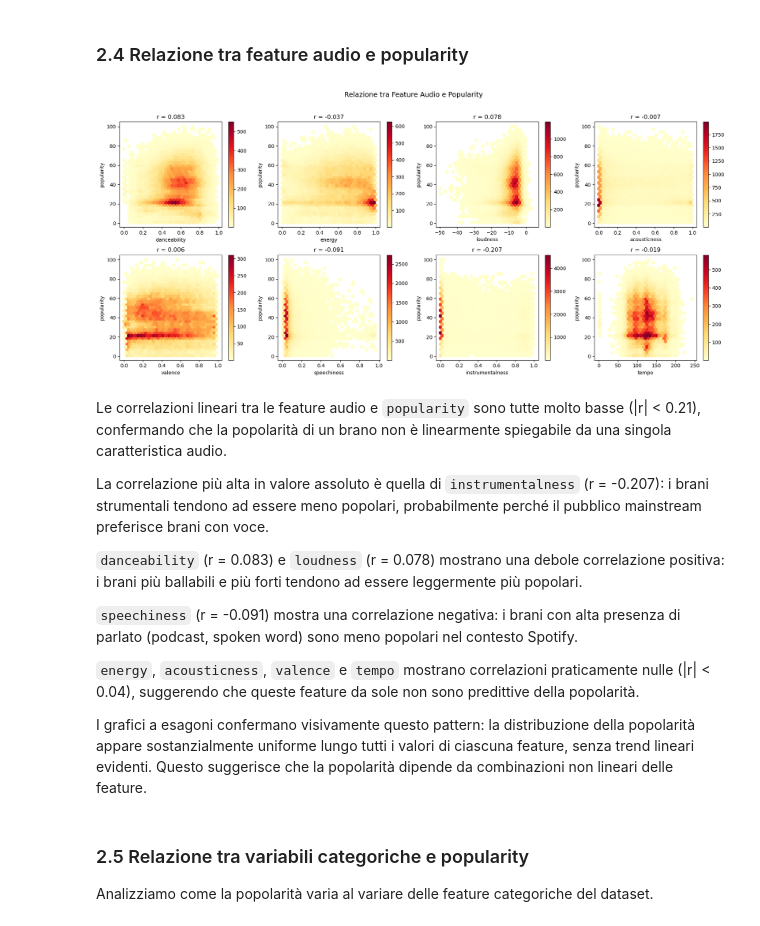
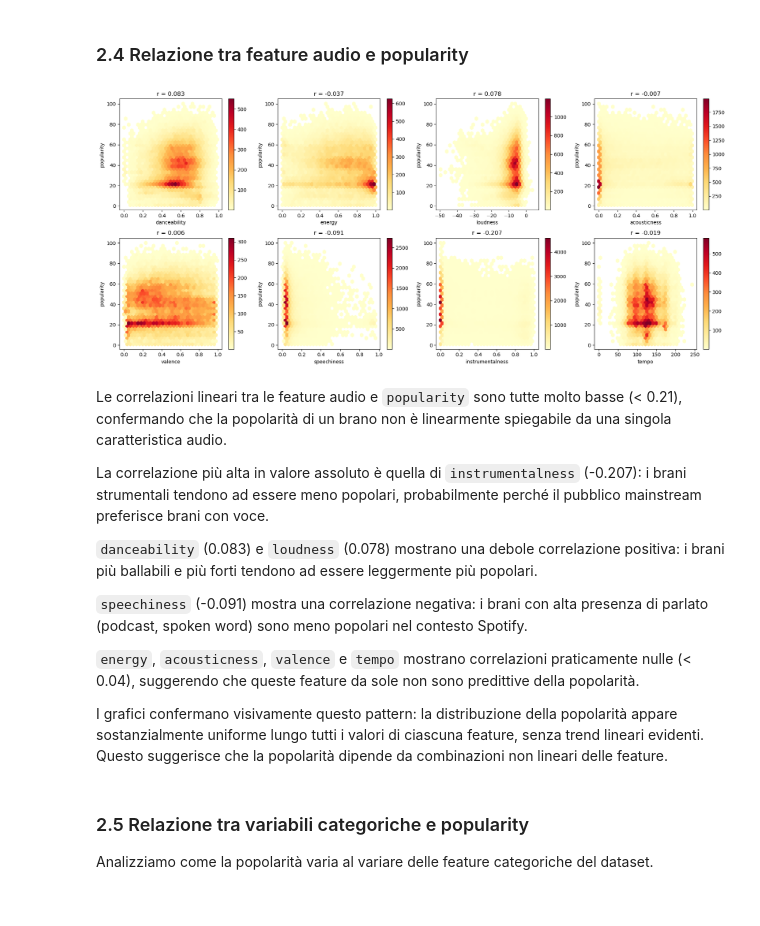
Before and after one commit to PADIprojects/Spotify-Track-Popularity-Prediction, a Jupyter notebook: track_popularity_prediction.ipynb, the cells around one changed output. Cells and saved outputs as stored; diff of their text form; code cells hidden in the pictures.

```diff
--- a/track_popularity_prediction.ipynb
+++ b/track_popularity_prediction.ipynb
@@ -306,34 +299,32 @@ Dalla matrice di correlazione emergono alcune osservazioni rilevanti:
 ### 2.4 Relazione tra feature audio e popularity
 # %%
 fig, axes = plt.subplots(2, 4, figsize=(18, 8))
-features_scatter = ['danceability', 'energy', 'loudness', 'acousticness',
-                    'valence', 'speechiness', 'instrumentalness', 'tempo']
+features_scatter = ['danceability', 'energy', 'loudness', 'acousticness', 'valence', 'speechiness', 'instrumentalness', 'tempo']
 
 for ax, feat in zip(axes.flat, features_scatter):
     hb = ax.hexbin(df[feat], df['popularity'], gridsize=30, cmap='YlOrRd', mincnt=1)
     ax.set_xlabel(feat)
     ax.set_ylabel('popularity')
     r = df[feat].corr(df['popularity'])
     ax.set_title(f'r = {r:.3f}')
     plt.colorbar(hb, ax=ax)
 
-plt.suptitle('Relazione tra Feature Audio e Popularity', y=1.02, fontsize=14)
 plt.tight_layout()
 plt.show()
 # %% [output]
-[figure, old version]
+[figure, new version]
 # %% [markdown]
-Le correlazioni lineari tra le feature audio e `popularity` sono tutte molto basse (|r| < 0.21), confermando che la popolarità di un brano non è linearmente spiegabile da una singola caratteristica audio.
+Le correlazioni lineari tra le feature audio e `popularity` sono tutte molto basse (< 0.21), confermando che la popolarità di un brano non è linearmente spiegabile da una singola caratteristica audio.
 
-La correlazione più alta in valore assoluto è quella di `instrumentalness` (r = -0.207): i brani strumentali tendono ad essere meno popolari, probabilmente perché il pubblico mainstream preferisce brani con voce.
+La correlazione più alta in valore assoluto è quella di `instrumentalness` (-0.207): i brani strumentali tendono ad essere meno popolari, probabilmente perché il pubblico mainstream preferisce brani con voce.
 
-`danceability` (r = 0.083) e `loudness` (r = 0.078) mostrano una debole correlazione positiva: i brani più ballabili e più forti tendono ad essere leggermente più popolari.
+`danceability` (0.083) e `loudness` (0.078) mostrano una debole correlazione positiva: i brani più ballabili e più forti tendono ad essere leggermente più popolari.
 
-`speechiness` (r = -0.091) mostra una correlazione negativa: i brani con alta presenza di parlato (podcast, spoken word) sono meno popolari nel contesto Spotify.
+`speechiness` (-0.091) mostra una correlazione negativa: i brani con alta presenza di parlato (podcast, spoken word) sono meno popolari nel contesto Spotify.
 
-`energy`, `acousticness`, `valence` e `tempo` mostrano correlazioni praticamente nulle (|r| < 0.04), suggerendo che queste feature da sole non sono predittive della popolarità.
+`energy`, `acousticness`, `valence` e `tempo` mostrano correlazioni praticamente nulle (< 0.04), suggerendo che queste feature da sole non sono predittive della popolarità.
 
-I grafici a esagoni confermano visivamente questo pattern: la distribuzione della popolarità appare sostanzialmente uniforme lungo tutti i valori di ciascuna feature, senza trend lineari evidenti. Questo suggerisce che la popolarità dipende da combinazioni non lineari delle feature.
+I grafici confermano visivamente questo pattern: la distribuzione della popolarità appare sostanzialmente uniforme lungo tutti i valori di ciascuna feature, senza trend lineari evidenti. Questo suggerisce che la popolarità dipende da combinazioni non lineari delle feature.
 # %% [markdown]
 ### 2.5 Relazione tra variabili categoriche e popularity
 
```
Also changed, not shown: parts of 46 cells of this notebook.
